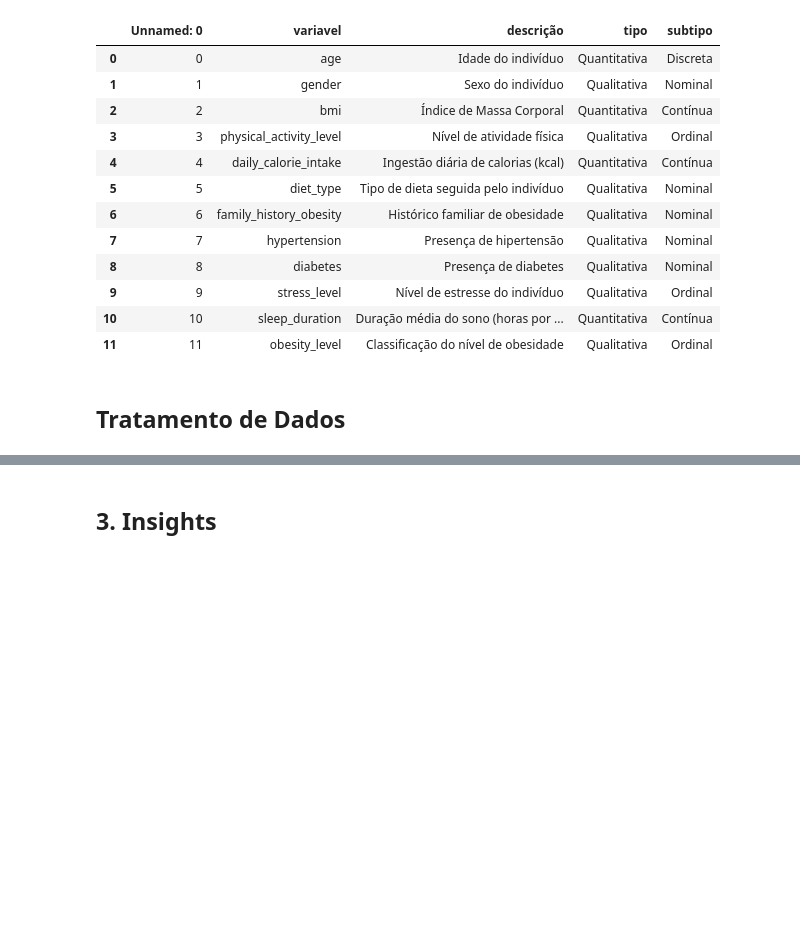
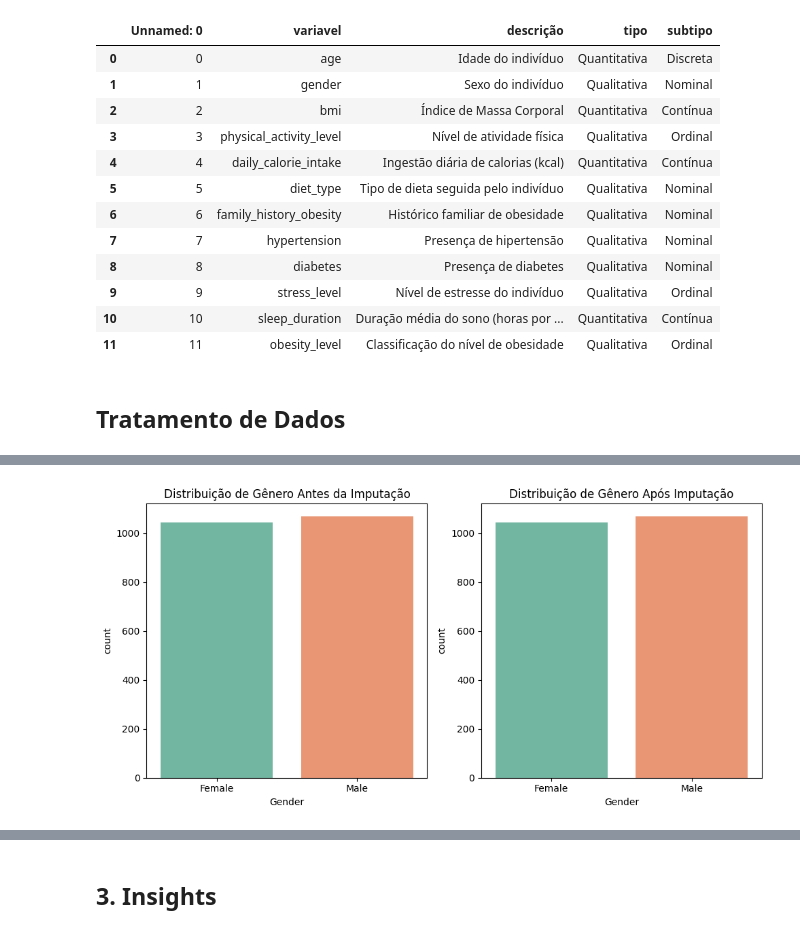
Before and after one commit to atlantico-academy/equipe7-2024.3, a Jupyter notebook: notebooks/01-exploratory_data_analysis.ipynb, the cells around one changed output, grey strips where cells are left out. Cells and saved outputs as stored; diff of their text form; code cells hidden in the pictures; blank space fills up the shorter version.

```diff
--- a/notebooks/01-exploratory_data_analysis.ipynb
+++ b/notebooks/01-exploratory_data_analysis.ipynb
@@ -114,0 +161,20 @@ dtype: int64
+# %%
+# Visualizar variáveis categóricas antes e depois da imputação
+# 'Gender'
+
+# Antes da imputação
+plt.figure(figsize=(10, 5))
+plt.subplot(1, 2, 1)
+sns.countplot(x='Gender', data=df, palette='Set2')
+plt.title('Distribuição de Gênero Antes da Imputação')
+
+# Aplicar imputação e visualizar depois
+df['Gender'].fillna(df['Gender'].mode()[0], inplace=True)  # Imputação
+plt.subplot(1, 2, 2)
+sns.countplot(x='Gender', data=df, palette='Set2')
+plt.title('Distribuição de Gênero Após Imputação')
+
+plt.tight_layout()
+plt.show()
+# %% [output]
+[figure, added]
```
Also changed, not shown: parts of 39 cells of this notebook.
